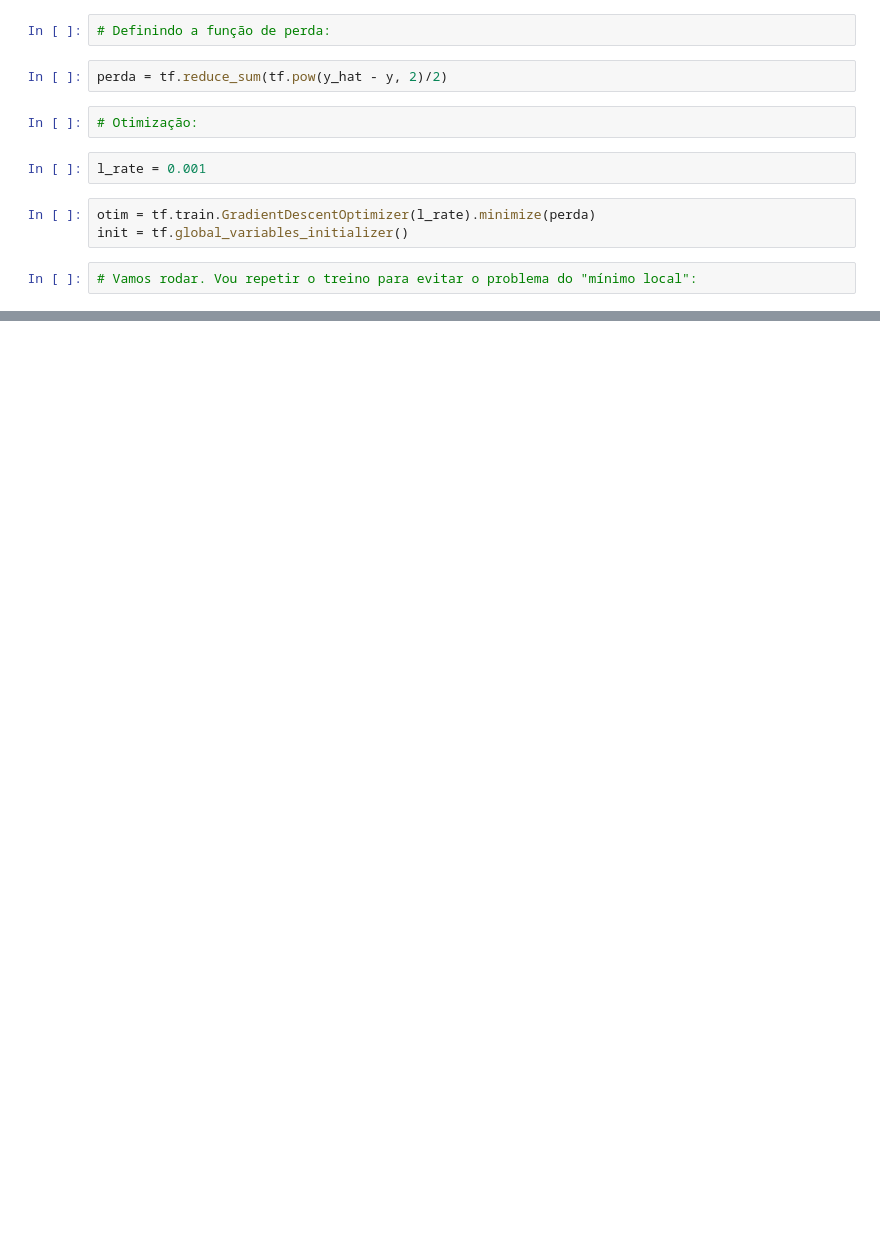
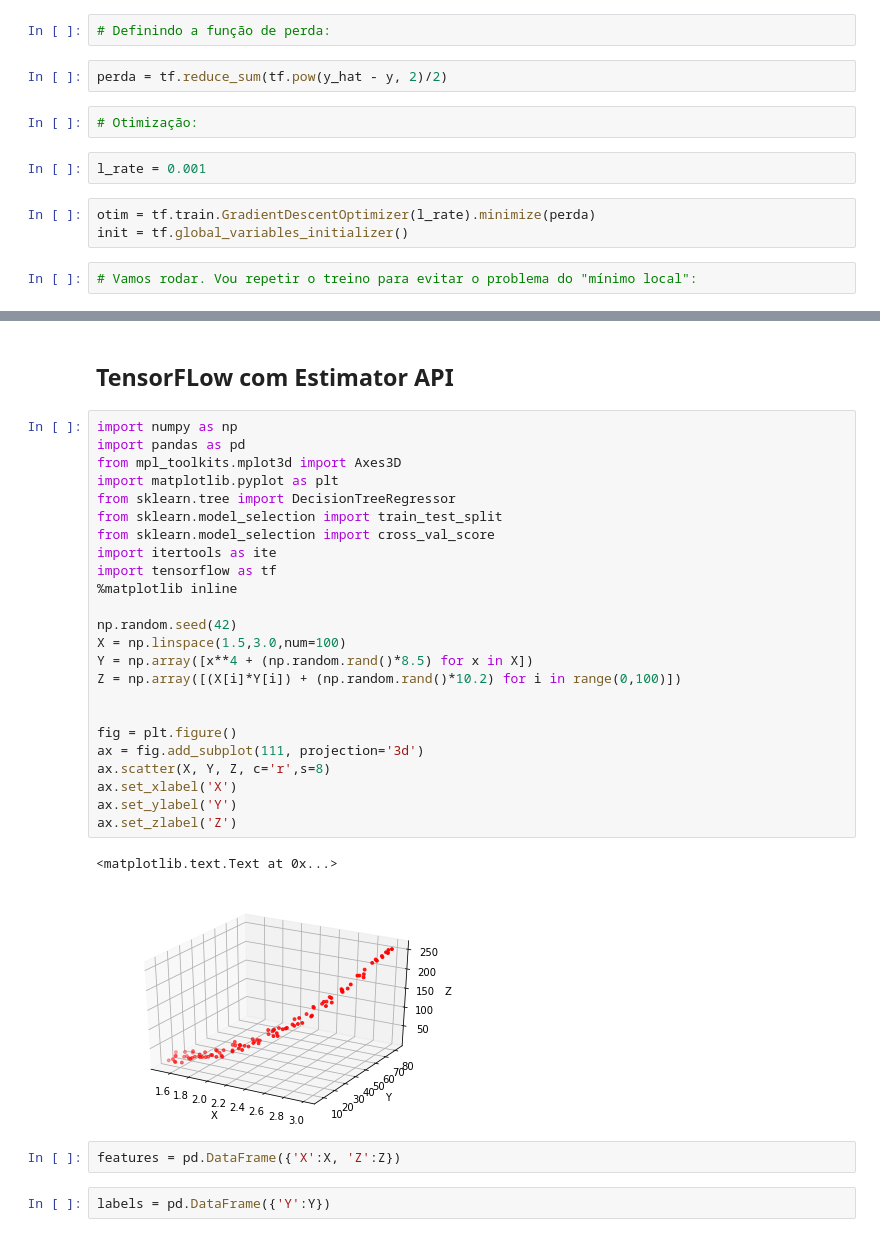
Before and after one commit to cleuton/datascience, a Jupyter notebook: book/capt13/ANN.ipynb, the cells around one changed output, grey strips where cells are left out. Drawn from its saved outputs; the diff is of its cells as text; blank space fills up the shorter version.

```diff
--- a/book/capt13/ANN.ipynb
+++ b/book/capt13/ANN.ipynb
@@ -97,0 +81,33 @@ a 96.9161 b -94.9782
+# %% [markdown]
+## TensorFLow com Estimator API
+# %%
+import numpy as np
+import pandas as pd
+from mpl_toolkits.mplot3d import Axes3D
+import matplotlib.pyplot as plt
+from sklearn.tree import DecisionTreeRegressor
+from sklearn.model_selection import train_test_split
+from sklearn.model_selection import cross_val_score
+import itertools as ite
+import tensorflow as tf
+%matplotlib inline
+
+np.random.seed(42)
+X = np.linspace(1.5,3.0,num=100)
+Y = np.array([x**4 + (np.random.rand()*8.5) for x in X])
+Z = np.array([(X[i]*Y[i]) + (np.random.rand()*10.2) for i in range(0,100)])
+
+
+fig = plt.figure()
+ax = fig.add_subplot(111, projection='3d')
+ax.scatter(X, Y, Z, c='r',s=8)
+ax.set_xlabel('X')
+ax.set_ylabel('Y')
+ax.set_zlabel('Z')
+# %% [output]
+<matplotlib.text.Text at 0x...>
+[figure, added]
+# %%
+features = pd.DataFrame({'X':X, 'Z':Z})
+# %%
+labels = pd.DataFrame({'Y':Y})
```
Also changed, not shown: parts of 18 cells of this notebook.
